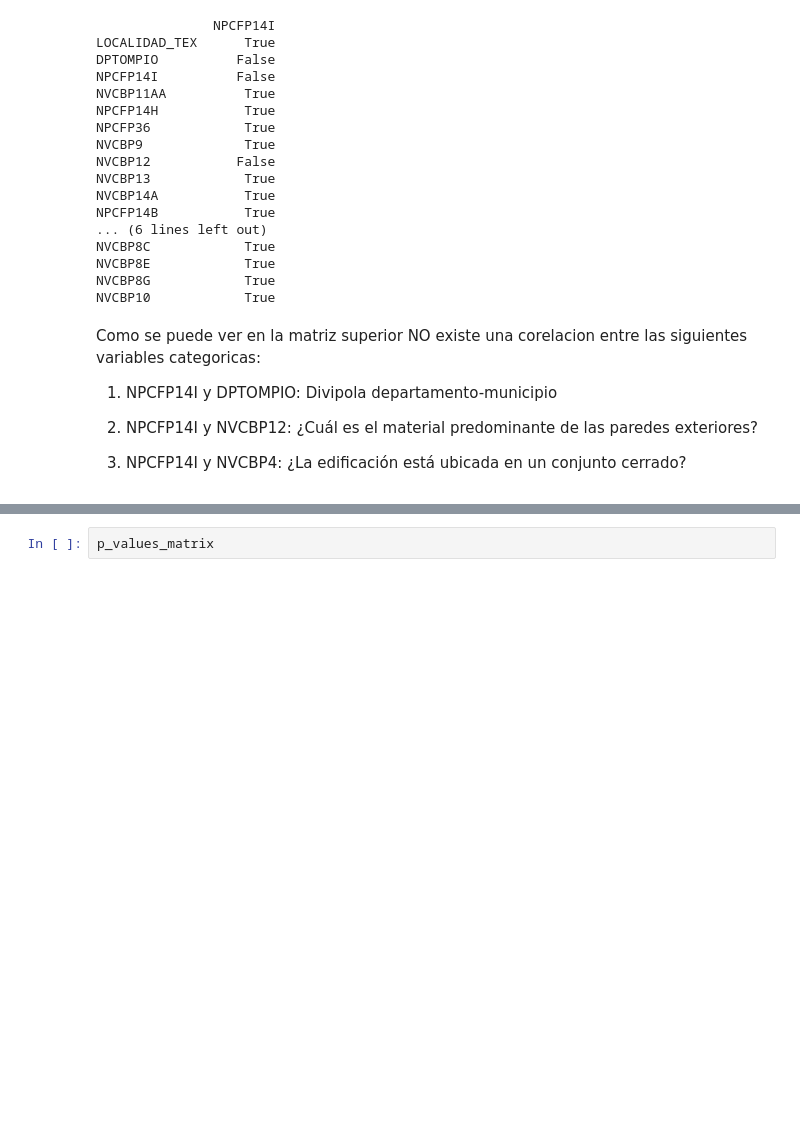
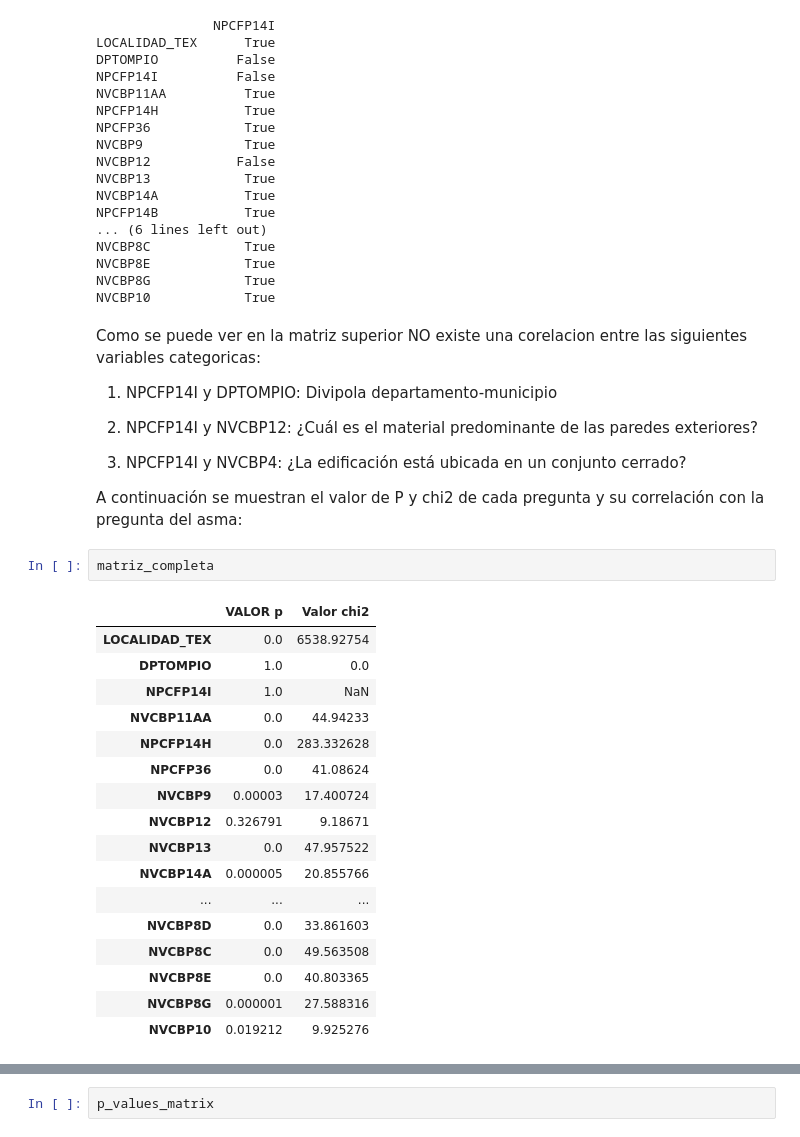
Before and after one commit to spaeres/PROYECTO-2-BI, a Jupyter notebook: proyecto-2-BI.ipynb, the cells around one changed output, grey strips where cells are left out. Cells and saved outputs as stored; diff of their text form; blank space fills up the shorter version.

```diff
--- a/proyecto-2-BI.ipynb
+++ b/proyecto-2-BI.ipynb
@@ -832,3 +846,26 @@ Como se puede ver en la matriz superior NO existe una corelacion entre las sigui
 2. NPCFP14I y NVCBP12: ¿Cuál es el material predominante de las paredes exteriores?
 
 3. NPCFP14I y NVCBP4: ¿La edificación está ubicada en un conjunto cerrado?
+
+
+A continuación se muestran el valor de P y chi2 de cada pregunta y su correlación con la pregunta del asma:
+# %%
+matriz_completa
+# %% [output]
+|  | VALOR p | Valor chi2 |
+| LOCALIDAD_TEX | 0.0 | 6538.92754 |
+| DPTOMPIO | 1.0 | 0.0 |
+| NPCFP14I | 1.0 | NaN |
+| NVCBP11AA | 0.0 | 44.94233 |
+| NPCFP14H | 0.0 | 283.332628 |
+| NPCFP36 | 0.0 | 41.08624 |
+| NVCBP9 | 0.00003 | 17.400724 |
+| NVCBP12 | 0.326791 | 9.18671 |
+| NVCBP13 | 0.0 | 47.957522 |
+| NVCBP14A | 0.000005 | 20.855766 |
+| ... | ... | ... |
+| NVCBP8D | 0.0 | 33.861603 |
+| NVCBP8C | 0.0 | 49.563508 |
+| NVCBP8E | 0.0 | 40.803365 |
+| NVCBP8G | 0.000001 | 27.588316 |
+| NVCBP10 | 0.019212 | 9.925276 |
```
Also changed, not shown: parts of 22 cells of this notebook, 2 other files.
